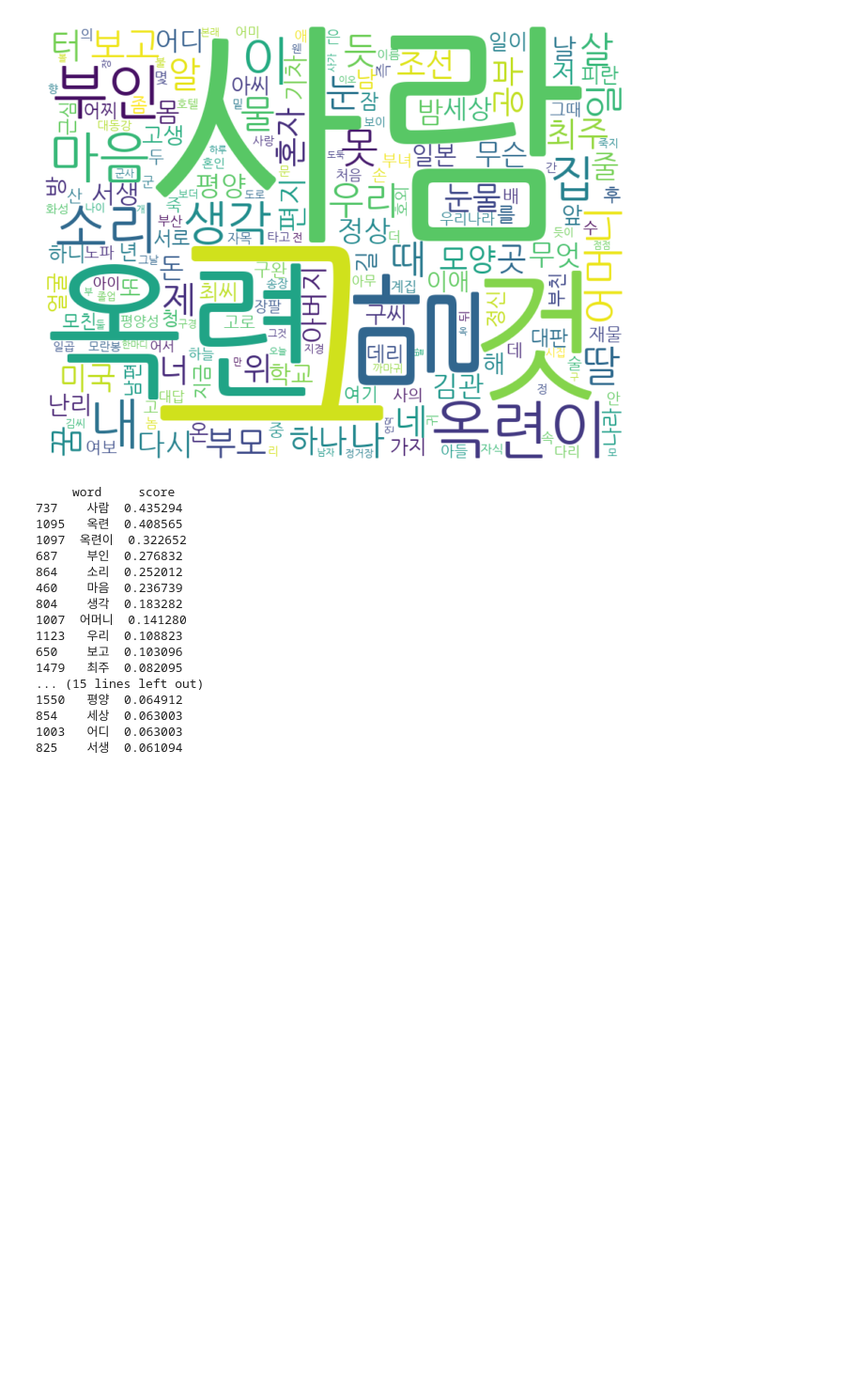
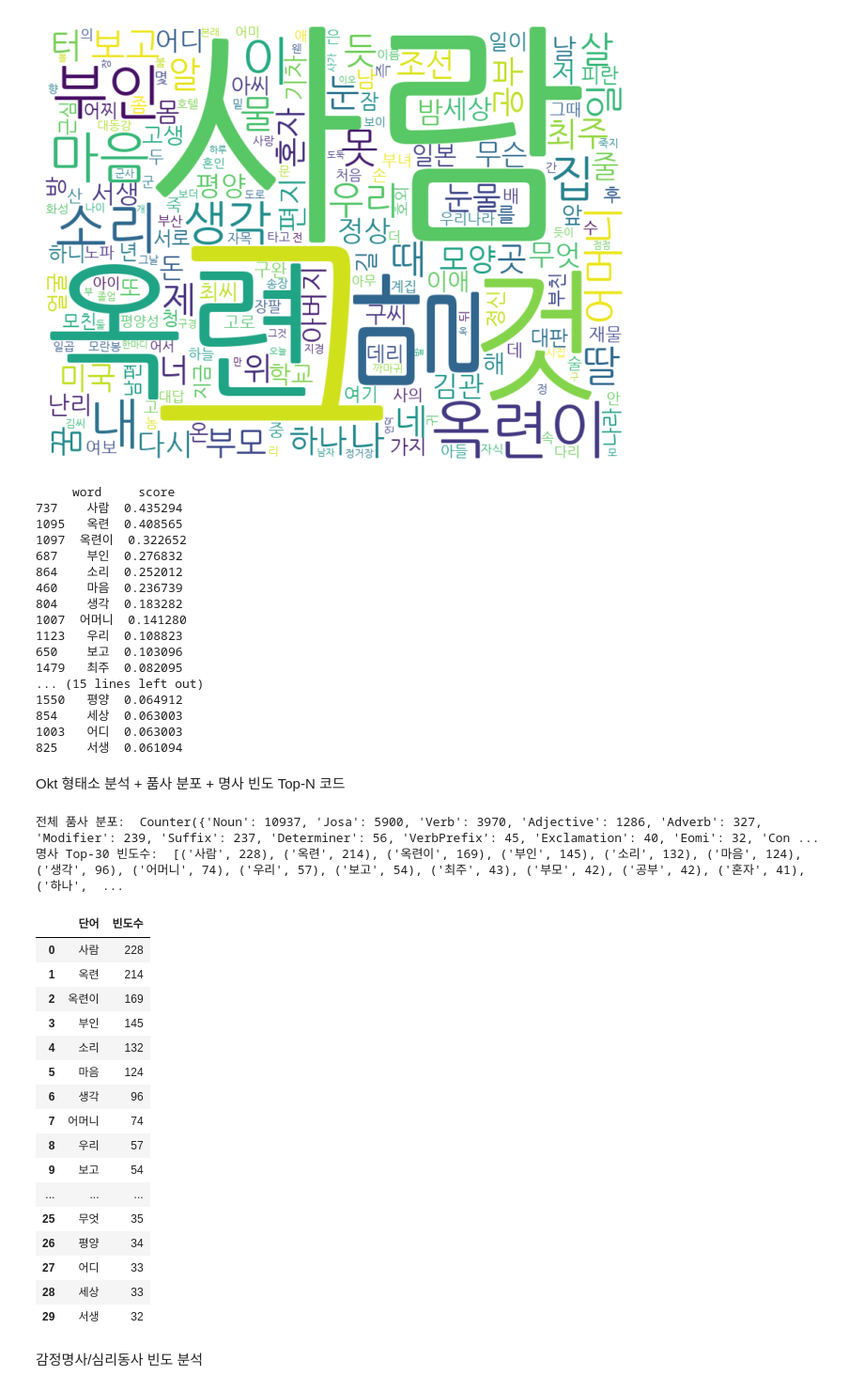
Before and after one commit to 5seoyoung/Korean-NLP-class, a Jupyter notebook: class_혈의누.ipynb, the cells around one changed output. Shown at 94% size. Saved outputs shown, nothing was run; the diff lists cells and outputs as text; code cells hidden in the pictures; blank space fills up the shorter version.

```diff
--- a/class_혈의누.ipynb
+++ b/class_혈의누.ipynb
@@ -193,3 +193,5 @@ print(top_keywords)
 # %%
 #4/14
 #-------------------
+# %% [markdown]
+Okt 형태소 분석 + 품사 분포 + 명사 빈도 Top-N 코드
@@ -195,0 +204,55 @@ print(top_keywords)
+# %%
+text = re.sub(r"[^가-힣\s]", " ", text)
+text = re.sub(r"\s+", " ", text).strip()
+
+# 2. 형태소 분석기 호출
+okt = Okt()
+
+# 3. 전체 품사 태깅
+pos_result = okt.pos(text, norm=True, stem=True)
+
+# 4. 품사 개수 집계
+pos_list = [pos for word, pos in pos_result]
+pos_counter = Counter(pos_list)
+
+print("전체 품사 분포: ", pos_counter)
+
+# 5. 명사만 추출
+nouns = okt.nouns(text)
+
+# 6. 불용어 처리
+stopwords = ['그리고', '그런데', '하지만', '또한', '즉', '때문에', '그', '이', '저', '것', '수', '좀']
+clean_nouns = [word for word in nouns if word not in stopwords and len(word) > 1]
+
+# 7. 명사 빈도 Top-N 추출
+noun_counter = Counter(clean_nouns)
+top_nouns = noun_counter.most_common(30)
+
+print("명사 Top-30 빈도수: ", top_nouns)
+
+# 8. 데이터프레임 변환
+df_noun = pd.DataFrame(top_nouns, columns=['단어', '빈도수'])
+
+df_noun
+# %% [output]
+전체 품사 분포:  Counter({'Noun': 10937, 'Josa': 5900, 'Verb': 3970, 'Adjective': 1286, 'Adverb': 327, 'Modifier': 239, 'Suffix': 237, 'Determiner': 56, 'VerbPrefix': 45, 'Exclamation': 40, 'Eomi': 32, 'Con ...
+명사 Top-30 빈도수:  [('사람', 228), ('옥련', 214), ('옥련이', 169), ('부인', 145), ('소리', 132), ('마음', 124), ('생각', 96), ('어머니', 74), ('우리', 57), ('보고', 54), ('최주', 43), ('부모', 42), ('공부', 42), ('혼자', 41), ('하나',  ...
+|  | 단어 | 빈도수 |
+| 0 | 사람 | 228 |
+| 1 | 옥련 | 214 |
+| 2 | 옥련이 | 169 |
+| 3 | 부인 | 145 |
+| 4 | 소리 | 132 |
+| 5 | 마음 | 124 |
+| 6 | 생각 | 96 |
+| 7 | 어머니 | 74 |
+| 8 | 우리 | 57 |
+| 9 | 보고 | 54 |
+| ... | ... | ... |
+| 25 | 무엇 | 35 |
+| 26 | 평양 | 34 |
+| 27 | 어디 | 33 |
+| 28 | 세상 | 33 |
+| 29 | 서생 | 32 |
+# %% [markdown]
+감정명사/심리동사 빈도 분석
```
Also changed, not shown: parts of 14 cells of this notebook, 6 other files.
